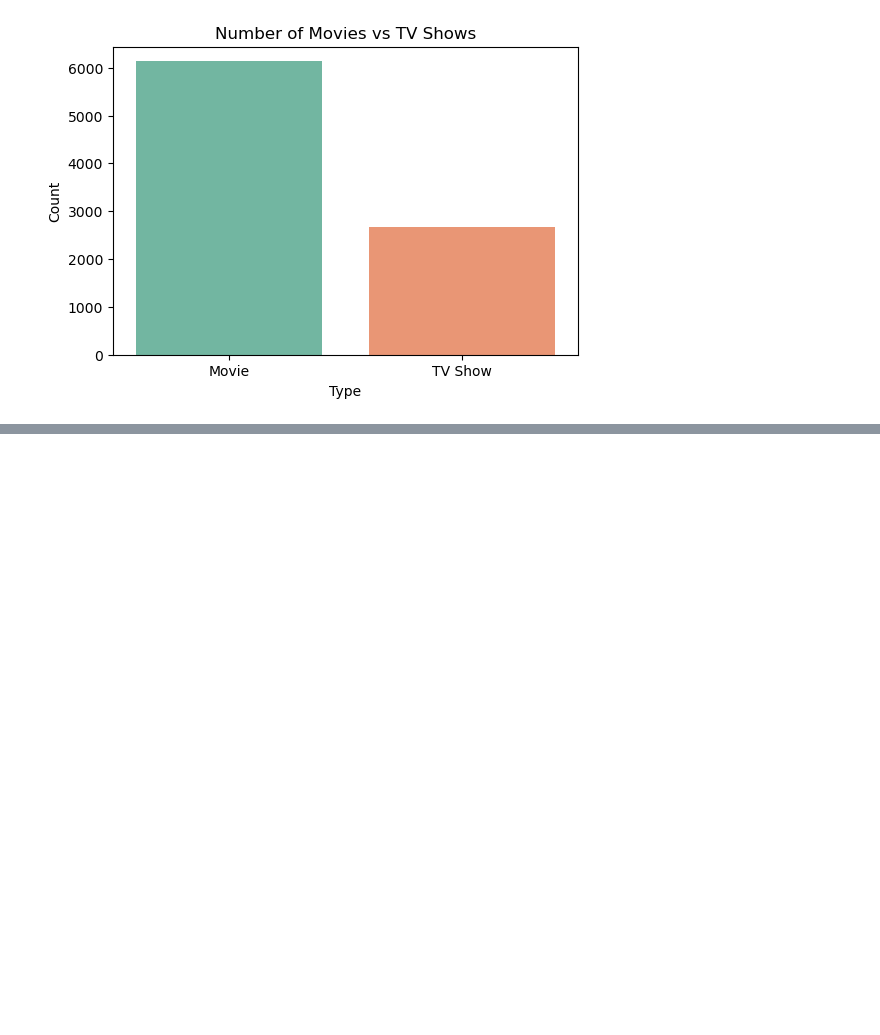
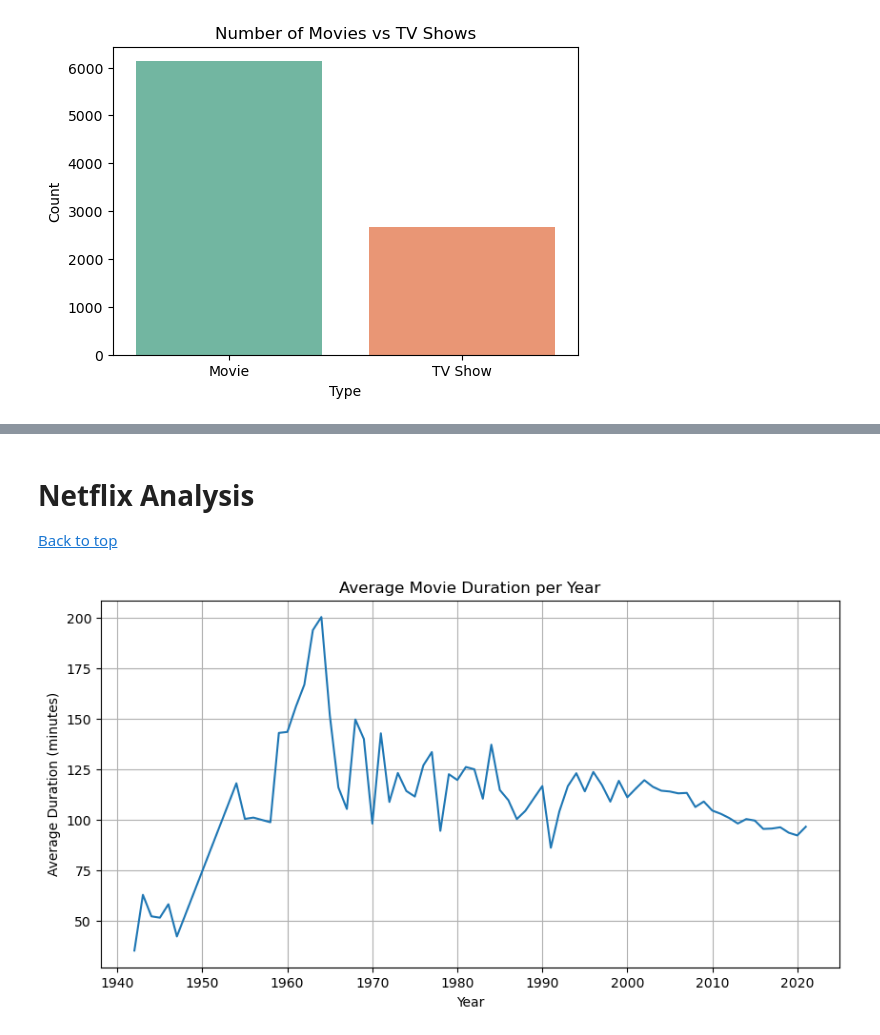
Before and after one commit to Omar-Elnazly/Netflix-Analysis, a Jupyter notebook: main notebook.ipynb, the cells around one changed output, grey strips where cells are left out. Drawn from its saved outputs; the diff is of its cells as text; code cells hidden in the pictures; blank space fills up the shorter version.

```diff
--- a/main notebook.ipynb
+++ b/main notebook.ipynb
@@ -147,0 +170,16 @@ plt.show()
+# %% [markdown]
+<a id='netflix'></a>
+# Netflix Analysis
+[Back to top](#table_of_contents)
+# %%
+avg_duration_per_year = movies.groupby('release_year')['duration'].mean().sort_index()
+
+plt.figure(figsize=(10, 5))
+avg_duration_per_year.plot()
+plt.title('Average Movie Duration per Year')
+plt.xlabel('Year')
+plt.ylabel('Average Duration (minutes)')
+plt.grid(True)
+plt.show()
+# %% [output]
+[figure, added]
```
Also changed, not shown: parts of 20 cells of this notebook.
